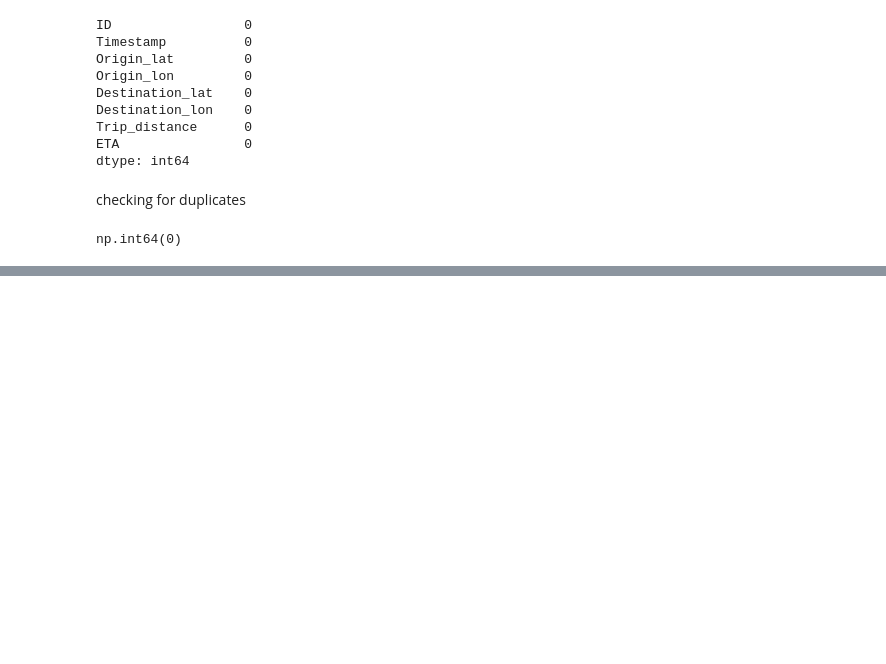
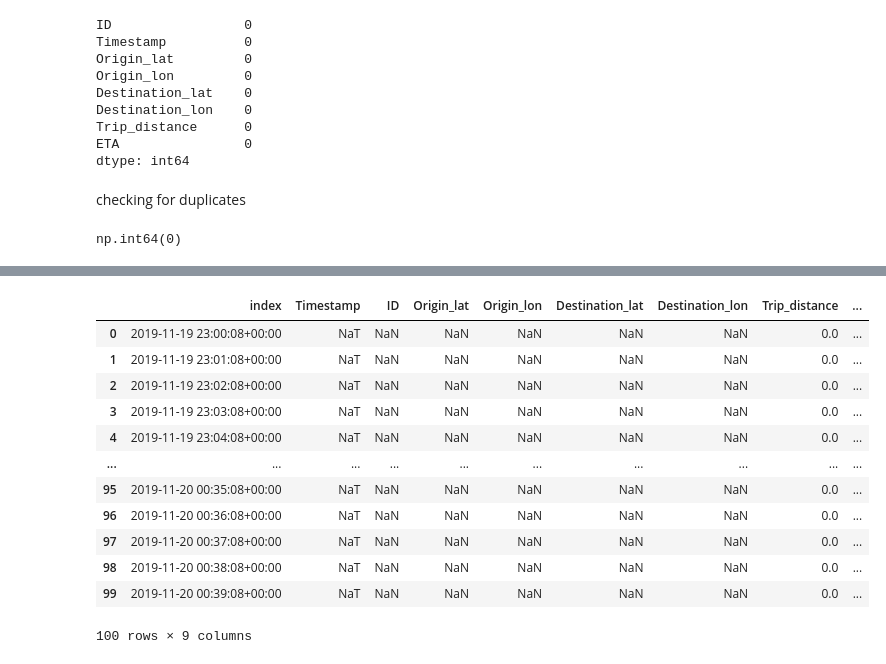
Before and after one commit to damzking/final-pro, a Jupyter notebook: Notebook/ETA-prediction.ipynb, the cells around one changed output, grey strips where cells are left out. Drawn from its saved outputs; the diff is of its cells as text; code cells hidden in the pictures; blank space fills up the shorter version.

```diff
--- a/Notebook/ETA-prediction.ipynb
+++ b/Notebook/ETA-prediction.ipynb
@@ -259,0 +315,32 @@ train_df_filled.head()
+# %%
+
+# Generate the complete date range with minute frequency
+complete_date_range = pd.date_range(start=train_df1.index.min(), end=train_df1.index.max(), freq='min')
+
+all_df = pd.DataFrame(index=complete_date_range).reset_index()
+
+# Merge with the original DataFrame to fill missing values
+train_df_filled = pd.concat([all_df, train_df1.reset_index()], ignore_index=True)
+
+# Fill remaining missing values
+#train_df_filled['Origin_lon'] = train_df_filled['Origin_lon'].bfill()
+#train_df_filled['Destination_lon'] = train_df_filled['Destination_lon'].bfill()
+#train_df_filled['Destination_lat'] = train_df_filled['Destination_lat'].bfill()
+train_df_filled['Trip_distance'] = train_df_filled['Trip_distance'].fillna(0)
+train_df_filled['ETA'] = train_df_filled['ETA'].fillna(0)
+# %%
+train_df_filled.head(100)
+# %% [output]
+|  | index | Timestamp | ID | Origin_lat | Origin_lon | Destination_lat | Destination_lon | Trip_distance | ... |
+| 0 | 2019-11-19 23:00:08+00:00 | NaT | NaN | NaN | NaN | NaN | NaN | 0.0 | ... |
+| 1 | 2019-11-19 23:01:08+00:00 | NaT | NaN | NaN | NaN | NaN | NaN | 0.0 | ... |
+| 2 | 2019-11-19 23:02:08+00:00 | NaT | NaN | NaN | NaN | NaN | NaN | 0.0 | ... |
+| 3 | 2019-11-19 23:03:08+00:00 | NaT | NaN | NaN | NaN | NaN | NaN | 0.0 | ... |
+| 4 | 2019-11-19 23:04:08+00:00 | NaT | NaN | NaN | NaN | NaN | NaN | 0.0 | ... |
+| ... | ... | ... | ... | ... | ... | ... | ... | ... | ... |
+| 95 | 2019-11-20 00:35:08+00:00 | NaT | NaN | NaN | NaN | NaN | NaN | 0.0 | ... |
+| 96 | 2019-11-20 00:36:08+00:00 | NaT | NaN | NaN | NaN | NaN | NaN | 0.0 | ... |
+| 97 | 2019-11-20 00:37:08+00:00 | NaT | NaN | NaN | NaN | NaN | NaN | 0.0 | ... |
+| 98 | 2019-11-20 00:38:08+00:00 | NaT | NaN | NaN | NaN | NaN | NaN | 0.0 | ... |
+| 99 | 2019-11-20 00:39:08+00:00 | NaT | NaN | NaN | NaN | NaN | NaN | 0.0 | ... |
+100 rows × 9 columns
```
Also changed, not shown: parts of 21 cells of this notebook.
